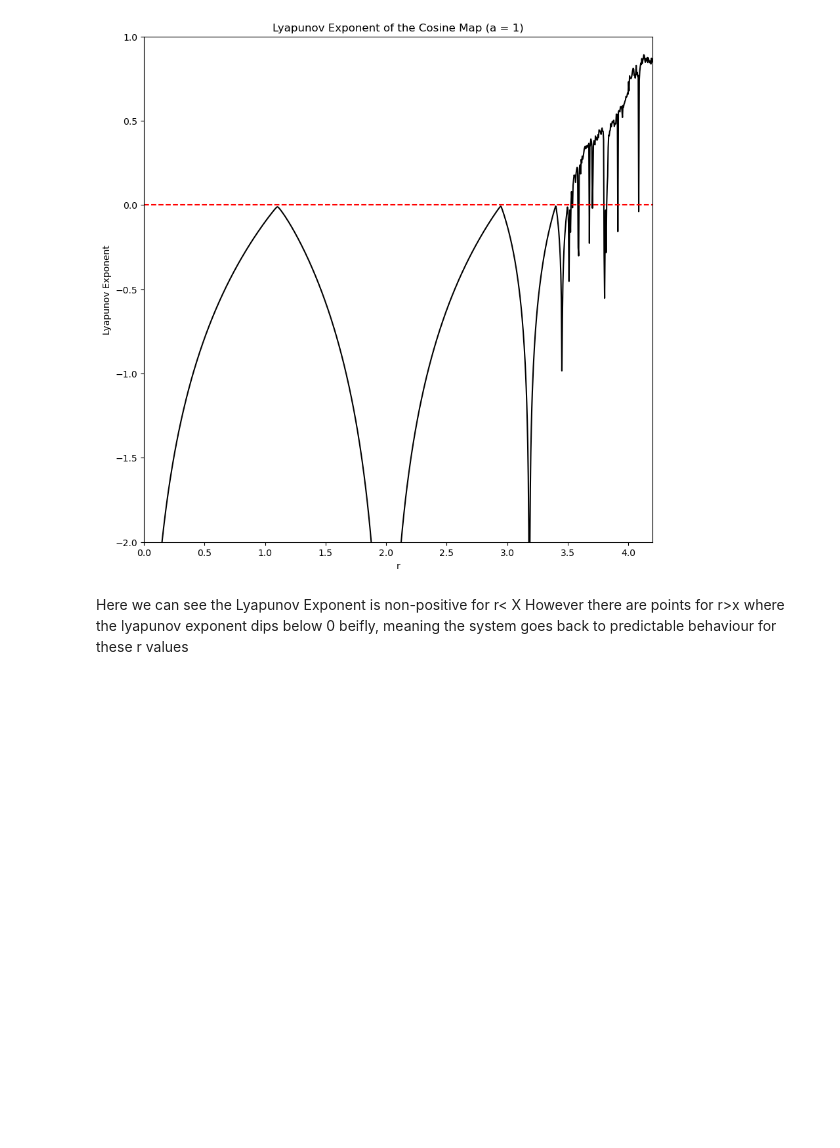
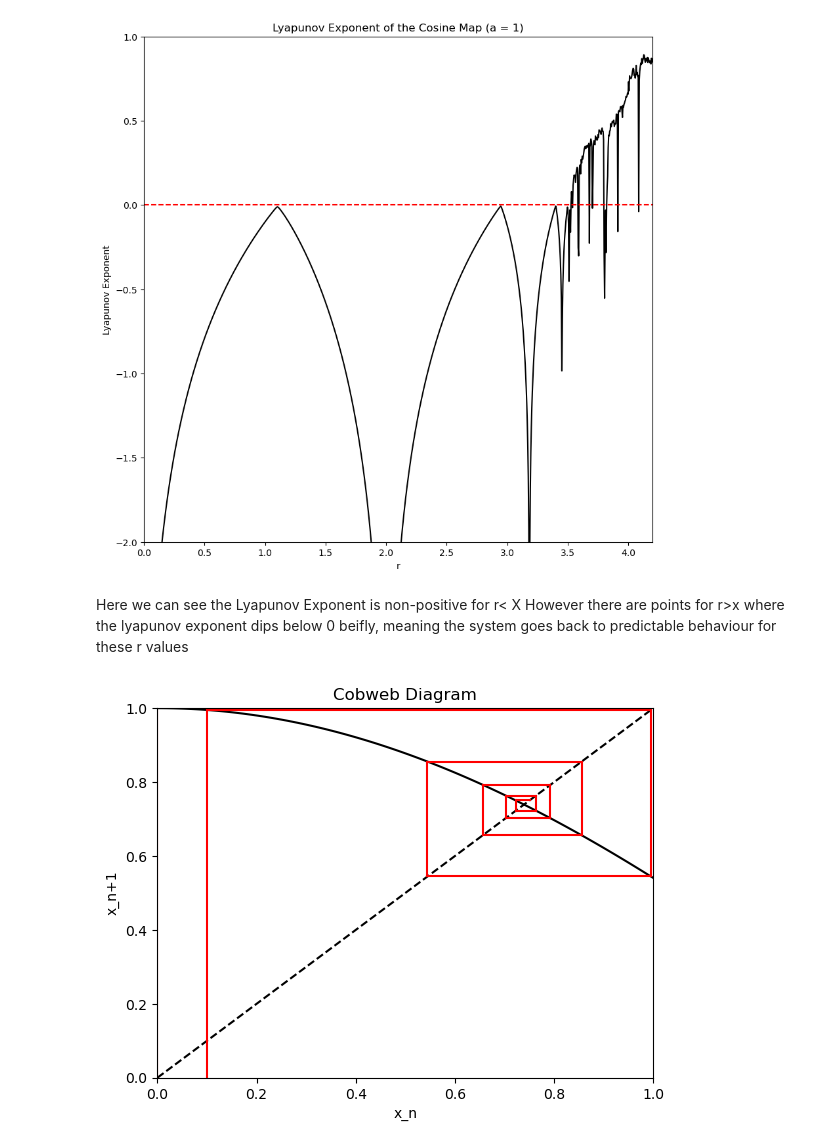
Before and after one commit to lainemulvay/Chaos-in-the-Cosine-Map, a Jupyter notebook: Assingment Notebook.ipynb, the cells around one changed output. Drawn from its saved outputs; the diff is of its cells as text; code cells hidden in the pictures; blank space fills up the shorter version.

```diff
--- a/Assingment Notebook.ipynb
+++ b/Assingment Notebook.ipynb
@@ -126,19 +126,3 @@ plt.title('Bifurcation Diagram of Cosine Map (a = 1)')
 plt.show()
 # %% [output]
 [figure]
-# %%
-import numpy as np
-import matplotlib.pyplot as plt
-
-r = 3
-x = np.linspace(0, 1, 1000)
-
-# Define the range of x values
-for i in range(len(x)):
-    y[i] = cosine_map(x[i], r)
-
-plt.title('Cosine Map')
-plt.plot(x, y)
-plt.xlabel('x_n')
-plt.ylabel('x_n+1')
-plt.show()
@@ -189,3 +171,44 @@ plt.show()
 # %% [markdown]
 Here we can see the Lyapunov Exponent is non-positive for r< X
 However there are points for r>x where the lyapunov exponent dips below 0 beifly, meaning the system goes back to predictable behaviour for these r values
+# %%
+import numpy as np
+import matplotlib.pyplot as plt
+
+
+def draw_cobweb(map_func, x_n, n_iterations):
+    x = np.zeros(n_iterations)
+    y = np.zeros(n_iterations)
+    x_vals = np.linspace(0, 1, 100)
+    x[0] = x_n
+
+
+
+    # Plot the map and identity
+    plt.plot(x_vals, x_vals, color='black', linestyle='--')
+    y_vals = map_func(x_vals)
+    plt.plot(x_vals, y_vals, color='black', label='Map Function')
+    plt.xlabel('x_n')
+    plt.ylabel('x_n+1')
+    plt.xlim(0, 1)
+    plt.ylim(0, 1)
+    # Plot the cobweb diagram
+    plt.title('Cobweb Diagram')
+
+    # Apply the map iteratively
+    for i in range(n_iterations - 1):
+        y[i] = map_func(x[i])
+        x[i+1] = y[i]
+        plt.plot([x[i], y[i]], [y[i], y[i]], color='red')
+        plt.plot([y[i-1], y[i-1]], [y[i-1], y[i]], color='red')
+
+    plt.plot([x[0], x[0]], [0, x[1]], color='red')
+    plt.show()
+
+# Test the cobweb plot with a simple map
+def cosine_map(x):
+    return np.cos(x)
+
+draw_cobweb(cosine_map, 0.1, 10)
+# %% [output]
+[figure, added]
```
Also changed, not shown: parts of 2 cells of this notebook.
